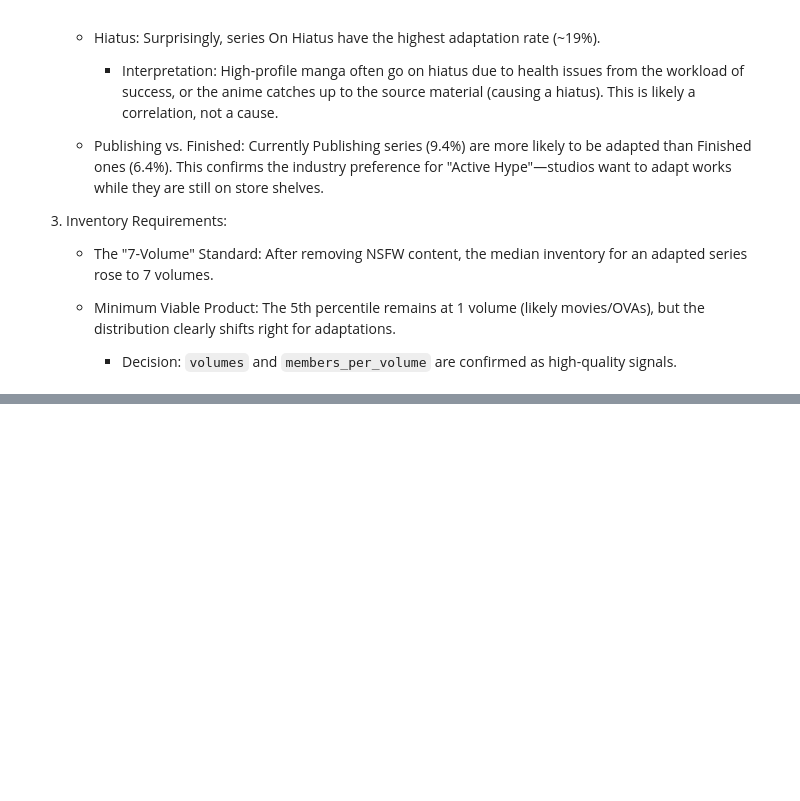
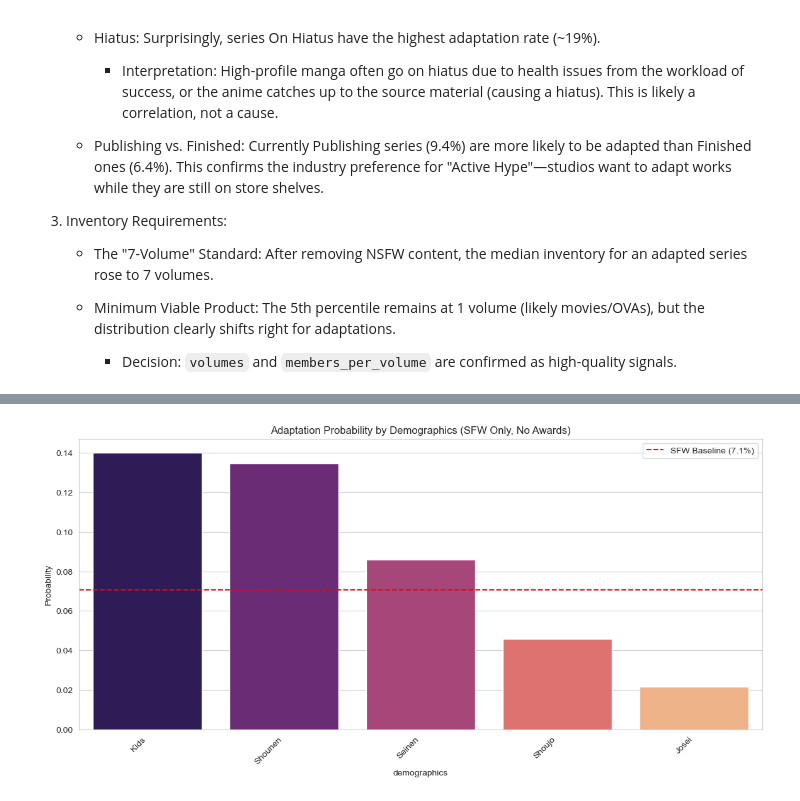
Before and after one commit to kennethyyoung/MyAnimeList_Manga_Analysis, a Jupyter notebook: notebooks/analysis.ipynb, the cells around one changed output, grey strips where cells are left out. Drawn from its saved outputs; the diff is of its cells as text; code cells hidden in the pictures; blank space fills up the shorter version.

```diff
--- a/notebooks/analysis.ipynb
+++ b/notebooks/analysis.ipynb
@@ -981,0 +1039,5 @@ Minimum Viable Length (5th Percentile): 1.0 volumes
+# %%
+# Demographics Bar Plot
+plot_content_performance(manga_df, 'demographics', top_n=10, min_count=50)
+# %% [output]
+[figure, added]
```
Also changed, not shown: parts of 27 cells of this notebook.
